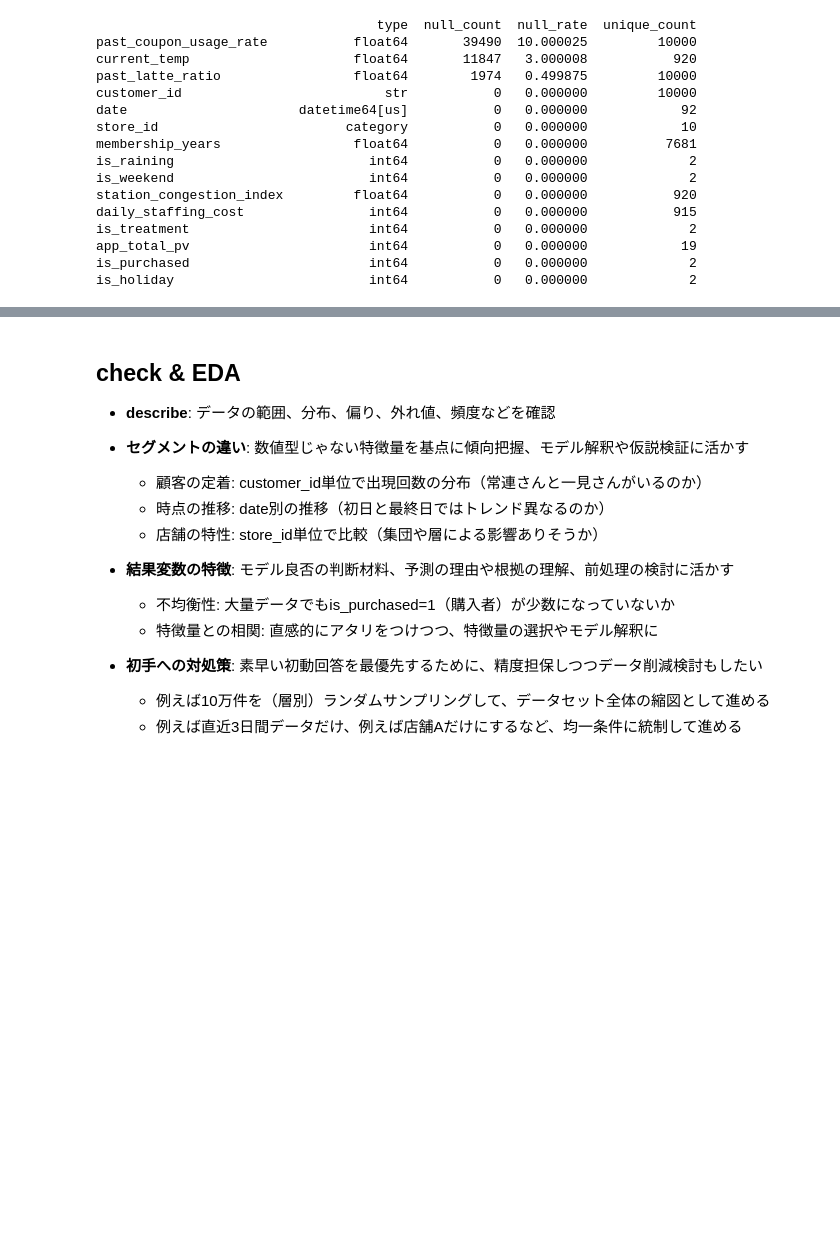
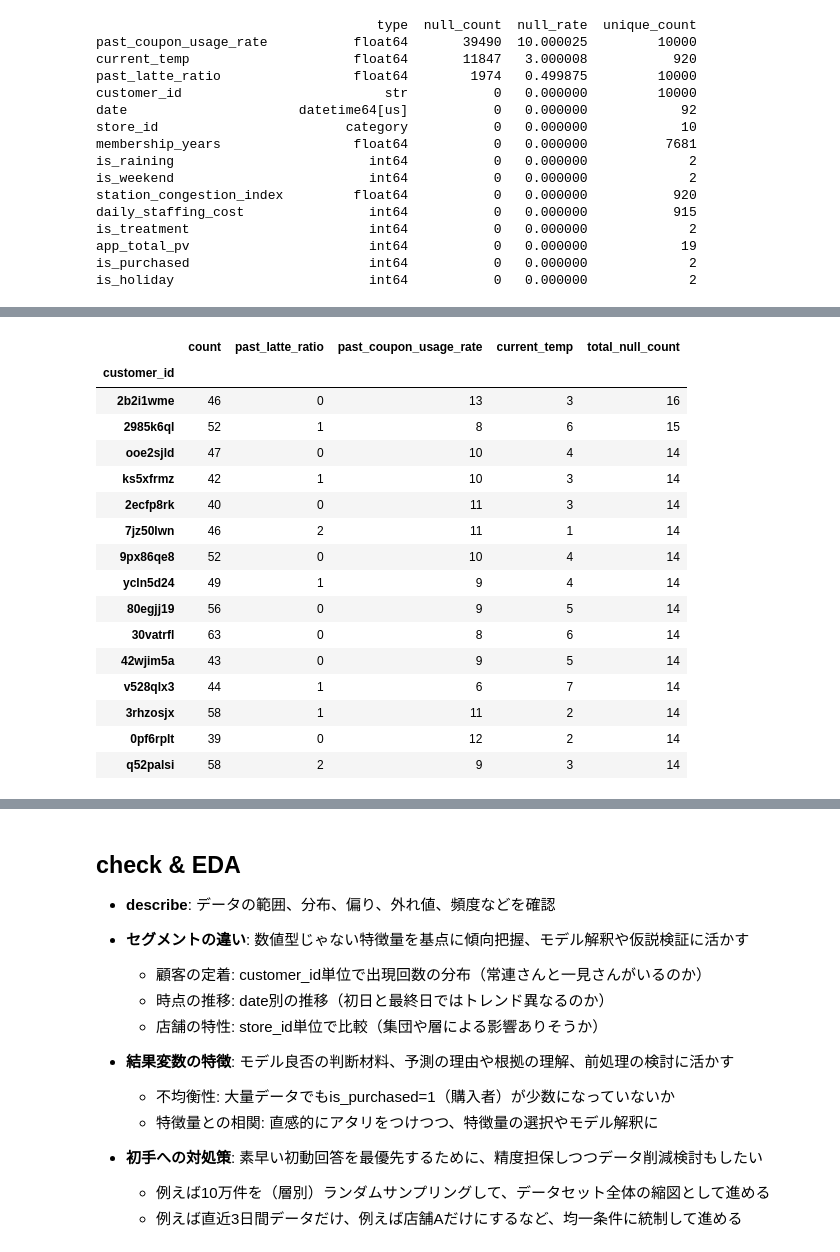
Before and after one commit to sasasakaz/machine_learning, a Jupyter notebook: class_prediction_old.ipynb, the cells around one changed output, grey strips where cells are left out. Saved outputs shown, nothing was run; the diff lists cells and outputs as text; code cells hidden in the pictures; blank space fills up the shorter version.

```diff
--- a/template_class_prediction.ipynb
+++ b/class_prediction_old.ipynb
@@ -648,0 +903,31 @@ is_holiday                         int64           0   0.000000             2
+# %%
+def check_nan_by_segment(df, group_col):
+    """
+    特定のセグメントにnullが集中していないかをチェックするにゃん。
+    df: 対象のデータフレーム
+    group_col: 集計の軸にするセグメントのカラム名（例: 'store_id'）
+    """
+    # 1. 軸になるカラム自体のnullを除外して考える（念のため）
+    # 2. 各行がnull（True/False）のデータフレームを作り、group_col でグループ化して合計（件数）を出す
+    null_counts_by_grp = df.isnull().groupby(df[group_col]).sum()
+
+    # 3. nullが1件でも存在するカラムだけに絞り込む
+    target_nan_cols = null_counts_by_grp.columns[null_counts_by_grp.sum() > 0]
+
+    if len(target_nan_cols) == 0:
+        print("🎉 nullを含むカラムは存在しなかったにゃん")
+        return None
+
+    # 絞り込んだ結果のデータフレーム
+    res_df = null_counts_by_grp[target_nan_cols]
+
+    # nullが登場するカラムたちの値を横方向に合計（sum）した列を追加
+    res_df["total_null_count"] = res_df.sum(axis=1)
+
+    # null件数だけだと各セグメントの規模が違うときに集中度合いがわかりにくいので、各セグメントの件数（分母）も表示する
+    group_sizes = df.groupby(group_col).size().to_frame(name="count")
+
+    # 横に結合
+    final_res = group_sizes.join(res_df)
+
+    return final_res
@@ -648,0 +952,25 @@ is_holiday                         int64           0   0.000000             2
+# %%
+# nullの出現の仕方に規則性ありそうなカラムとdataframeを指定して実行
+
+# セグメント件数が多すぎてheadでは状況不明な場合は、ソートして上位を表示
+check_nan_by_segment(df1, group_col='customer_id').sort_values('total_null_count', ascending=False).head(15)
+
+# 特定のカラムでソートしてもよいし、比率などを計算してさらに詳しくみるなら、出力結果をdataframeに格納して加工、チェックする
+# %% [output]
+|  | count | past_latte_ratio | past_coupon_usage_rate | current_temp | total_null_count |
+| customer_id |  |  |  |  |  |
+| 2b2i1wme | 46 | 0 | 13 | 3 | 16 |
+| 2985k6ql | 52 | 1 | 8 | 6 | 15 |
+| ooe2sjld | 47 | 0 | 10 | 4 | 14 |
+| ks5xfrmz | 42 | 1 | 10 | 3 | 14 |
+| 2ecfp8rk | 40 | 0 | 11 | 3 | 14 |
+| 7jz50lwn | 46 | 2 | 11 | 1 | 14 |
+| 9px86qe8 | 52 | 0 | 10 | 4 | 14 |
+| ycln5d24 | 49 | 1 | 9 | 4 | 14 |
+| 80egjj19 | 56 | 0 | 9 | 5 | 14 |
+| 30vatrfl | 63 | 0 | 8 | 6 | 14 |
+| 42wjim5a | 43 | 0 | 9 | 5 | 14 |
+| v528qlx3 | 44 | 1 | 6 | 7 | 14 |
+| 3rhzosjx | 58 | 1 | 11 | 2 | 14 |
+| 0pf6rplt | 39 | 0 | 12 | 2 | 14 |
+| q52palsi | 58 | 2 | 9 | 3 | 14 |
```
Also changed, not shown: parts of 96 cells of this notebook, 1 other file.
